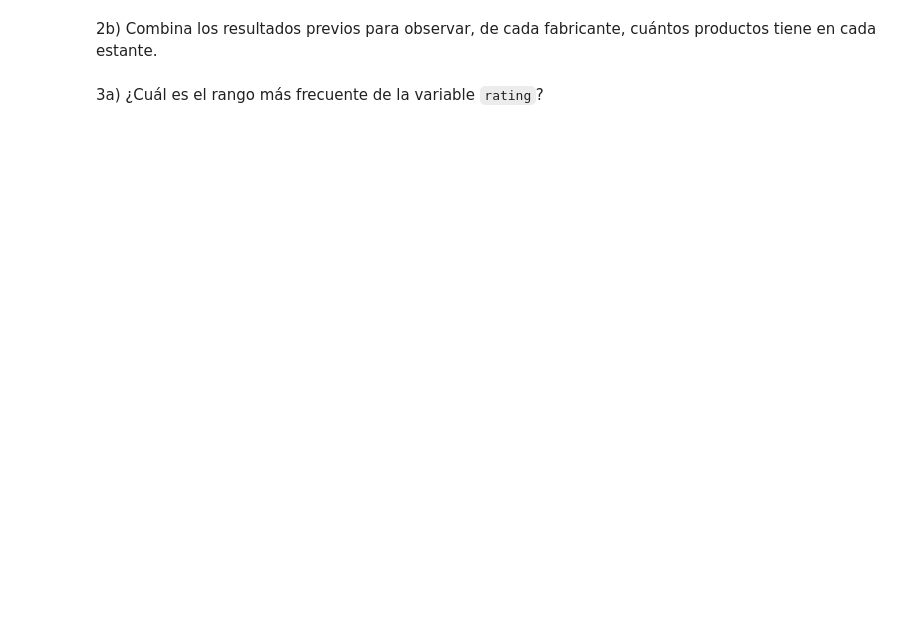
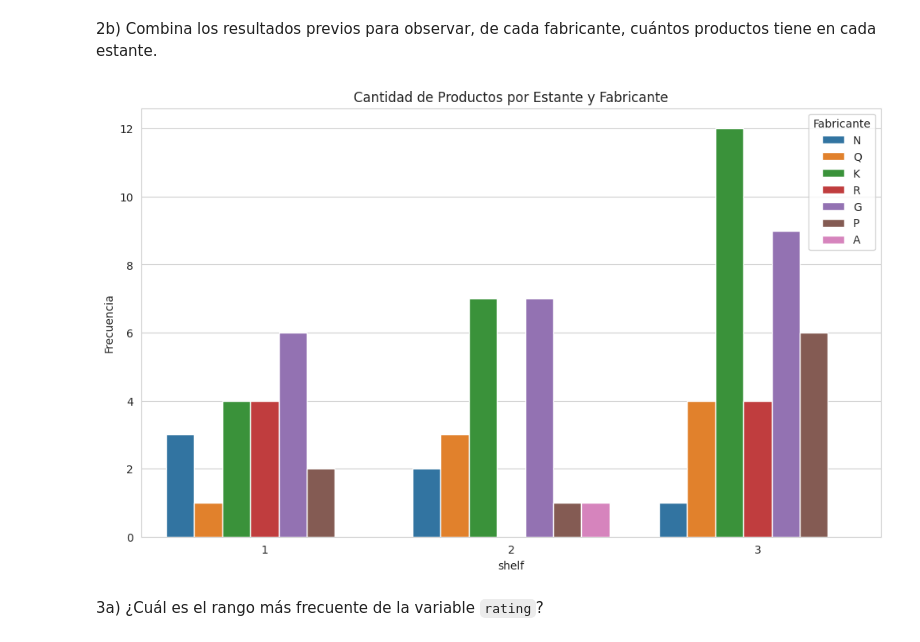
Before and after one commit to A01795331/estefania, a Jupyter notebook: Actividad7PCA.ipynb, the cells around one changed output. Saved outputs shown, nothing was run; the diff lists cells and outputs as text; code cells hidden in the pictures; blank space fills up the shorter version.

```diff
--- a/Actividad7PCA.ipynb
+++ b/Actividad7PCA.ipynb
@@ -61,4 +151,20 @@ Genera algunos gráficos para familiarizarte con el conjunto de datos. Al menos
 # %% [markdown]
 2b) Combina los resultados previos para observar, de cada fabricante, cuántos productos tiene en cada estante.
+# %%
+import seaborn as sns
+import matplotlib.pyplot as plt
+
+# Configuración del estilo de Seaborn
+sns.set_style("whitegrid")
+
+# Gráfico agrupado para observar cuántos productos tiene cada fabricante en cada estante
+plt.figure(figsize=(12, 7))
+sns.countplot(data=cereals_df, x='shelf', hue='mfr')
+plt.title('Cantidad de Productos por Estante y Fabricante')
+plt.ylabel('Frecuencia')
+plt.legend(title='Fabricante', loc='upper right')
+plt.show()
+# %% [output]
+[figure, added]
 # %% [markdown]
  3a) ¿Cuál es el rango más frecuente de la variable `rating`?
```
Also changed, not shown: parts of 19 cells of this notebook.
